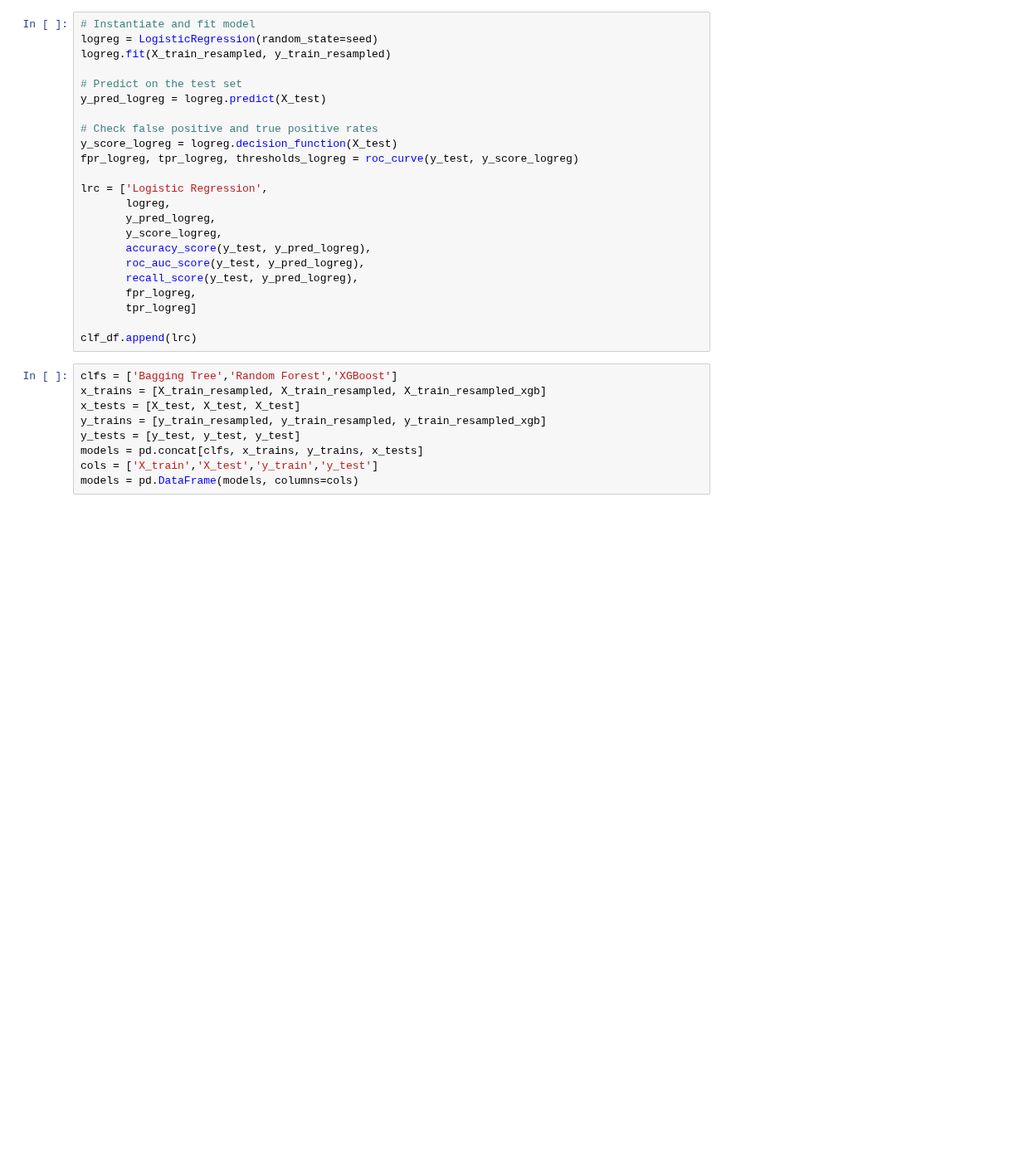
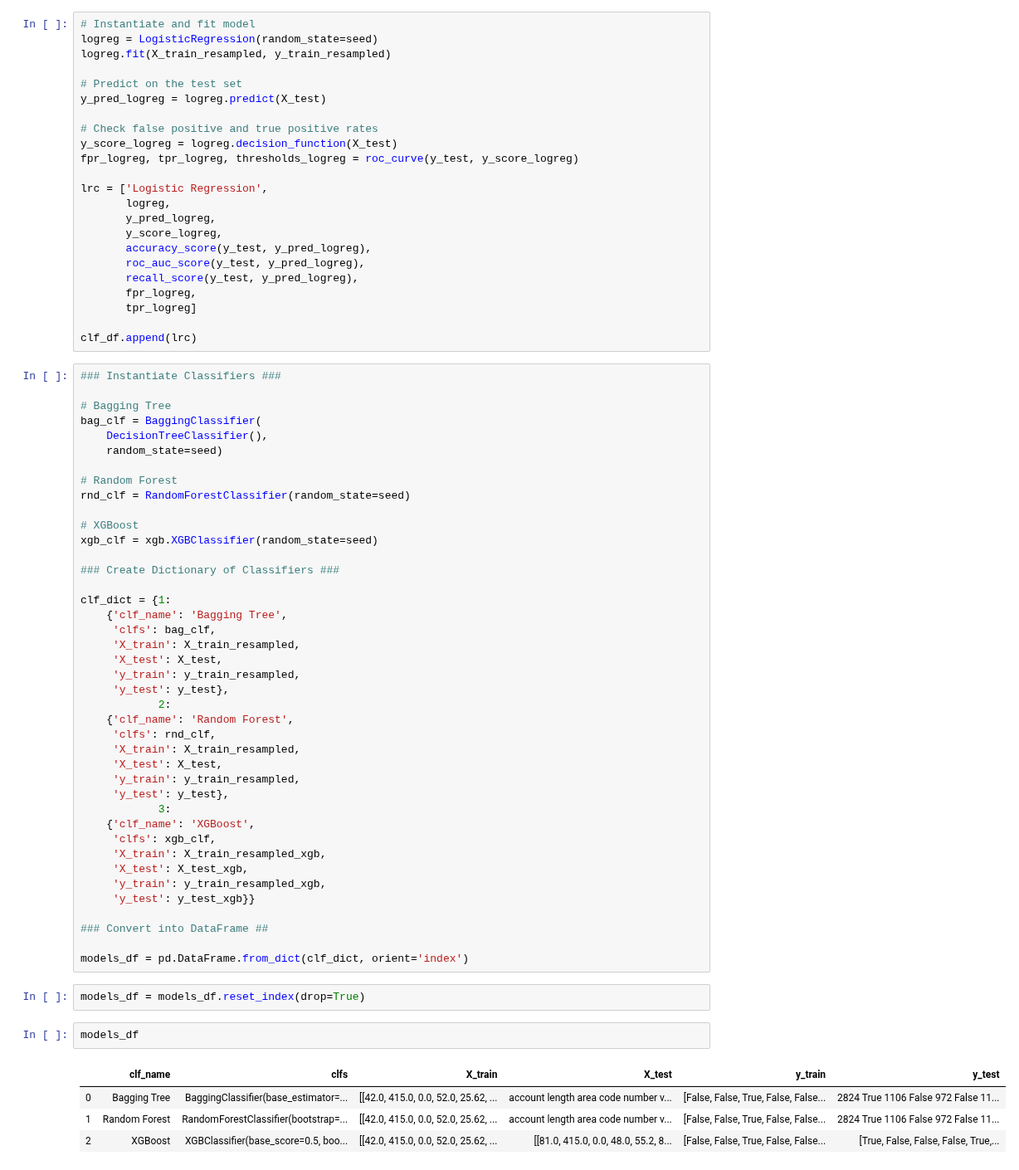
Before and after one commit to JessicaFB/Telecommunications-Churn-Prediction, a Jupyter notebook: churn_classifier.ipynb, the cells around one changed output. Shown at 83% size. Cells and saved outputs as stored; diff of their text form; blank space fills up the shorter version.

Commit message:
Completed the function to fit models make predictions and return a dataframe with all relevant into and metrics.

```diff
--- a/churn_classifier.ipynb
+++ b/churn_classifier.ipynb
@@ -522,12 +522,53 @@ lrc = ['Logistic Regression',
        tpr_logreg]
 
 clf_df.append(lrc)
-# %%
-clfs = ['Bagging Tree','Random Forest','XGBoost']
-x_trains = [X_train_resampled, X_train_resampled, X_train_resampled_xgb]
-x_tests = [X_test, X_test, X_test]
-y_trains = [y_train_resampled, y_train_resampled, y_train_resampled_xgb]
-y_tests = [y_test, y_test, y_test]
-models = pd.concat[clfs, x_trains, y_trains, x_tests]
-cols = ['X_train','X_test','y_train','y_test']
-models = pd.DataFrame(models, columns=cols)
+# %%
+### Instantiate Classifiers ###
+
+# Bagging Tree
+bag_clf = BaggingClassifier(
+    DecisionTreeClassifier(),
+    random_state=seed)
+
+# Random Forest
+rnd_clf = RandomForestClassifier(random_state=seed)
+
+# XGBoost
+xgb_clf = xgb.XGBClassifier(random_state=seed)
+
+### Create Dictionary of Classifiers ###
+
+clf_dict = {1:
+    {'clf_name': 'Bagging Tree',
+     'clfs': bag_clf,
+     'X_train': X_train_resampled,
+     'X_test': X_test,
+     'y_train': y_train_resampled,
+     'y_test': y_test},
+            2:
+    {'clf_name': 'Random Forest',
+     'clfs': rnd_clf,
+     'X_train': X_train_resampled,
+     'X_test': X_test,
+     'y_train': y_train_resampled,
+     'y_test': y_test},
+            3:
+    {'clf_name': 'XGBoost',
+     'clfs': xgb_clf,
+     'X_train': X_train_resampled_xgb,
+     'X_test': X_test_xgb,
+     'y_train': y_train_resampled_xgb,
+     'y_test': y_test_xgb}}
+
+### Convert into DataFrame ##
+
+models_df = pd.DataFrame.from_dict(clf_dict, orient='index')
+# %%
+models_df = models_df.reset_index(drop=True)
+# %%
+models_df
+# %% [output]
+|  | clf_name | clfs | X_train | X_test | y_train | y_test |
+| 0 | Bagging Tree | BaggingClassifier(base_estimator=... | [[42.0, 415.0, 0.0, 52.0, 25.62, ... | account length area code number v... | [False, False, True, False, False... | 2824 True 1106 False 972 False 11... |
+| 1 | Random Forest | RandomForestClassifier(bootstrap=... | [[42.0, 415.0, 0.0, 52.0, 25.62, ... | account length area code number v... | [False, False, True, False, False... | 2824 True 1106 False 972 False 11... |
+| 2 | XGBoost | XGBClassifier(base_score=0.5, boo... | [[42.0, 415.0, 0.0, 52.0, 25.62, ... | [[81.0, 415.0, 0.0, 48.0, 55.2, 8... | [False, False, True, False, False... | [True, False, False, False, True,... |
```
Also changed, not shown: parts of 7 cells of this notebook.
